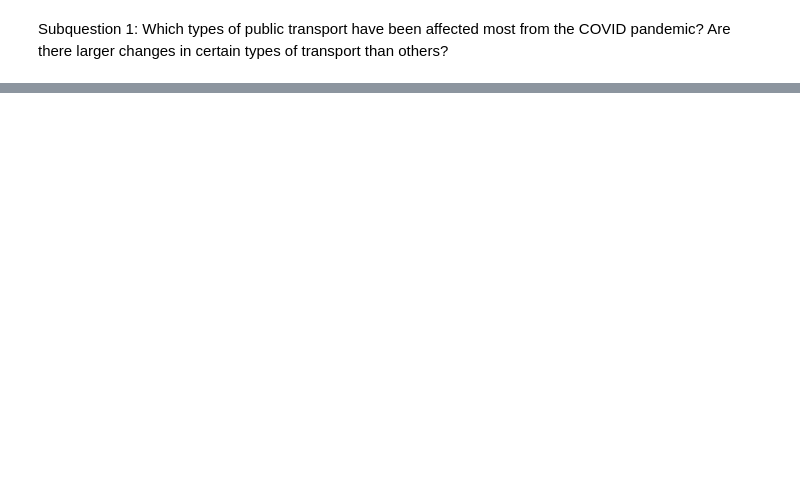
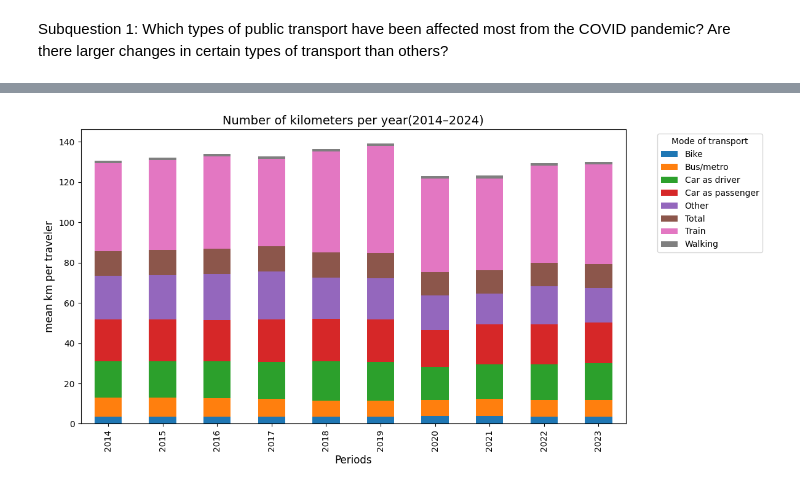
Before and after one commit to lotterus2003/groep24, a Jupyter notebook: Data subquestions/Subquestion 1.ipynb, the cells around one changed output, grey strips where cells are left out. Saved outputs shown, nothing was run; the diff lists cells and outputs as text; code cells hidden in the pictures; blank space fills up the shorter version.

Commit message:
travel motives

```diff
--- a/Data subquestions/Subquestion 1.ipynb
+++ b/Data subquestions/Subquestion 1.ipynb
@@ -22,0 +76,40 @@ FileNotFoundError: [Errno 2] No such file or directory: 'Data subquestions/Mobil
+# %%
+#staven
+#dataframe alleen filteren voor werkverkeer. per mode of travel, per jaar, aantal kilometers
+
+#df_motive = df_motive.iloc[:, [3, 6, 8]]
+
+df= df[["Modes of travel", "Periods", "Distance travelled per stage (average) (passenger kilometres)"]]
+
+
+df["Periods"] = (df["Periods"].astype(str).str.replace("*", "", regex=False).str.strip())
+df["Periods"] = pd.to_numeric(df["Periods"], errors="coerce")
+
+# Convert distance column to numeric
+
+df["Distance travelled per stage (average) (passenger kilometres)"] = pd.to_numeric(
+    df["Distance travelled per stage (average) (passenger kilometres)"], errors="coerce"
+)
+
+
+df = df[df["Periods"].between(2014, 2024)]
+
+pivot_df = df.pivot_table(
+    index="Periods",
+    columns="Modes of travel",
+    values="Distance travelled per stage (average) (passenger kilometres)",
+    aggfunc="mean"
+)
+
+plt.figure(figsize=(12, 6))
+pivot_df.plot(kind="bar", stacked=True, ax=plt.gca())
+
+
+plt.title("Number of kilometers per year(2014–2024)", fontsize=14)
+plt.xlabel("Periods", fontsize=12)
+plt.ylabel("mean km per traveler", fontsize=12)
+plt.legend(title="Mode of transport", bbox_to_anchor=(1.05, 1), loc='upper left')
+plt.tight_layout()
+plt.show()
+# %% [output]
+[figure, added]
```
Also changed, not shown: parts of 4 cells of this notebook, 1 other file.
